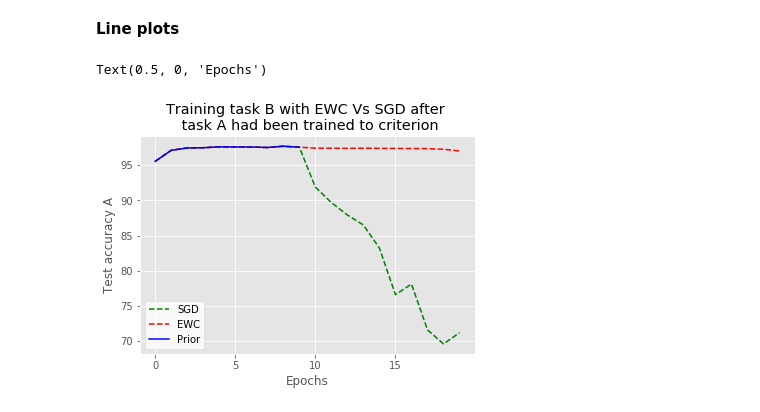
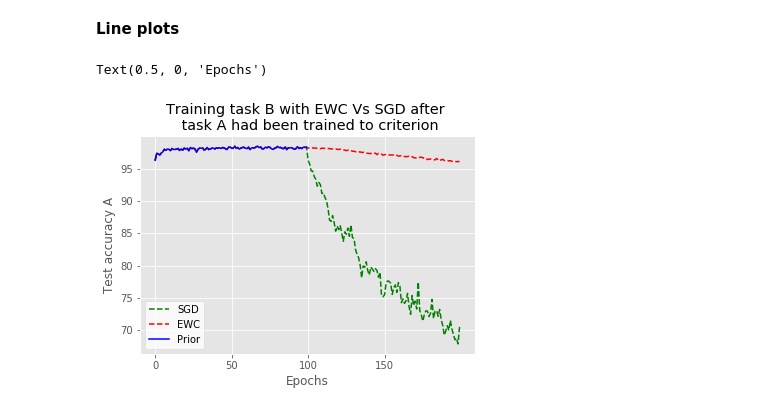
Before and after one commit to stijani/elastic-weight-consolidation-tf2, a Jupyter notebook: demo.ipynb, the cells around one changed output. Saved outputs shown, nothing was run; the diff lists cells and outputs as text; code cells hidden in the pictures.

```diff
--- a/demo.ipynb
+++ b/demo.ipynb
@@ -60,8 +60,10 @@ trn = Train(opt, loss_fn)
 # %%
+trn_gd = Train(opt, loss_fn)
 model = mlp.get_compiled_model(opt, loss_fn, ['accuracy'])
-acc_orig, _ = trn.train_sgd(model, epochs, train_A, test_A)
+
+acc_prior_A = trn_gd.train(model, epochs, train_A, test_tasks=[test_A])[0]
 model.save('MNIST_A.h5')
-print('[INFO] Task A Original (SGD): {}'.format(evaluate(model, x_test_A, y_test_A)))
+print('[INFO] Task A Original (SGD): {}'.format(acc_prior_A[-1]))
 # %% [output]
 WARNING:tensorflow:AutoGraph could not transform <bound method Layer.__call__ of <tensorflow.python.keras.engine.sequential.Sequential object at 0x...>> and will run it as-is.
 Please report this to the TensorFlow team. When filing the bug, set the verbosity to 10 (on Linux, `export AUTOGRAPH_VERBOSITY=10`) and attach the full output.
@@ -75,4 +77,5 @@ Cause: module 'gast' has no attribute 'Num'
 # %%
-ewc = EWC(model, x_train_A, lambda_, num_sample=30)
+# construct the fisher matrix using samples from task A
+ewc = EWC(model, x_train_A, num_sample=num_sample)
 f_matrix = ewc.get_fisher()
 # %% [markdown]
@@ -96,0 +87,11 @@ print('[INFO] Task A after training B with EWC: {}'.format(evaluate(model_ewcB,
+# %%
+trn = Train(opt, loss_fn, prior_weights=prior_weights, lambda_=lambda_)
+acc_ewcA, acc_ewcB = trn.train(model_ewcB,
+                     epochs,
+                     train_B,
+                     fisher_matrix=f_matrix,
+                     test_tasks=[test_A, test_B]
+                    )
+
+print('[INFO] Task A ACC. after training B with EWC: {}'.format(acc_ewcA[-1]))
+print('[INFO] Task B ACC. after training B with EWC: {}'.format(acc_ewcB[-1]))
@@ -99,7 +103,8 @@ print('[INFO] Task A after training B with EWC: {}'.format(evaluate(model_ewcB,
 # %%
 model_sgdB = mlp.get_compiled_model(opt, loss_fn, ['accuracy'])
 model_sgdB.load_weights('MNIST_A.h5')
-acc_sgdA, acc_sgdB = trn.train_sgd(model_sgdB, epochs, train_B, test_A, test_B)
+acc_sgdA, acc_sgdB = trn_gd.train(model_sgdB, epochs, train_B, test_tasks = [test_A, test_B])
 
-print('[INFO] Task A After Training B With SGD: {}'.format(evaluate(model_sgdB, x_test_A, y_test_A)))
+print('[INFO] Task A ACC. after training B with GD: {}'.format(acc_sgdA[-1]))
+print('[INFO] Task B ACC. after training B with GD: {}'.format(acc_sgdB[-1]))
 # %% [output]
@@ -129,15 +135,15 @@ plt.show()
 **Line plots**
 # %%
 
-plt.plot(range(0, 20, 1), (acc_orig + acc_sgdA), color='green', linestyle='dashed', label = "SGD")
-plt.plot(range(0, 20, 1), (acc_orig + acc_ewcA), color='red', linestyle='dashed', label = "EWC")
-plt.plot(range(0, 10, 1), (acc_orig), color='blue', label = "Prior")
+plt.plot(range(0, epochs*2, 1), (acc_prior_A + acc_sgdA), color='green', linestyle='dashed', label = "SGD")
+plt.plot(range(0, epochs*2, 1), (acc_prior_A + acc_ewcA), color='red', linestyle='dashed', label = "EWC")
+plt.plot(range(0, epochs, 1), (acc_prior_A), color='blue', label = "Prior")
 #plt.axvline(x=9, linestyle='dashed', color='green')
-plt.xticks(range(0, 20, 5))
+plt.xticks(range(0, epochs*2, 50))
 plt.title('Training task B with EWC Vs SGD after \n task A had been trained to criterion')
 plt.legend(facecolor='white')
 plt.ylabel('Test accuracy A')
 plt.xlabel('Epochs')
 # %% [output]
 Text(0.5, 0, 'Epochs')
-[figure, old version]
+[figure, new version]
```
Also changed, not shown: parts of 13 cells of this notebook, 4 other files.
